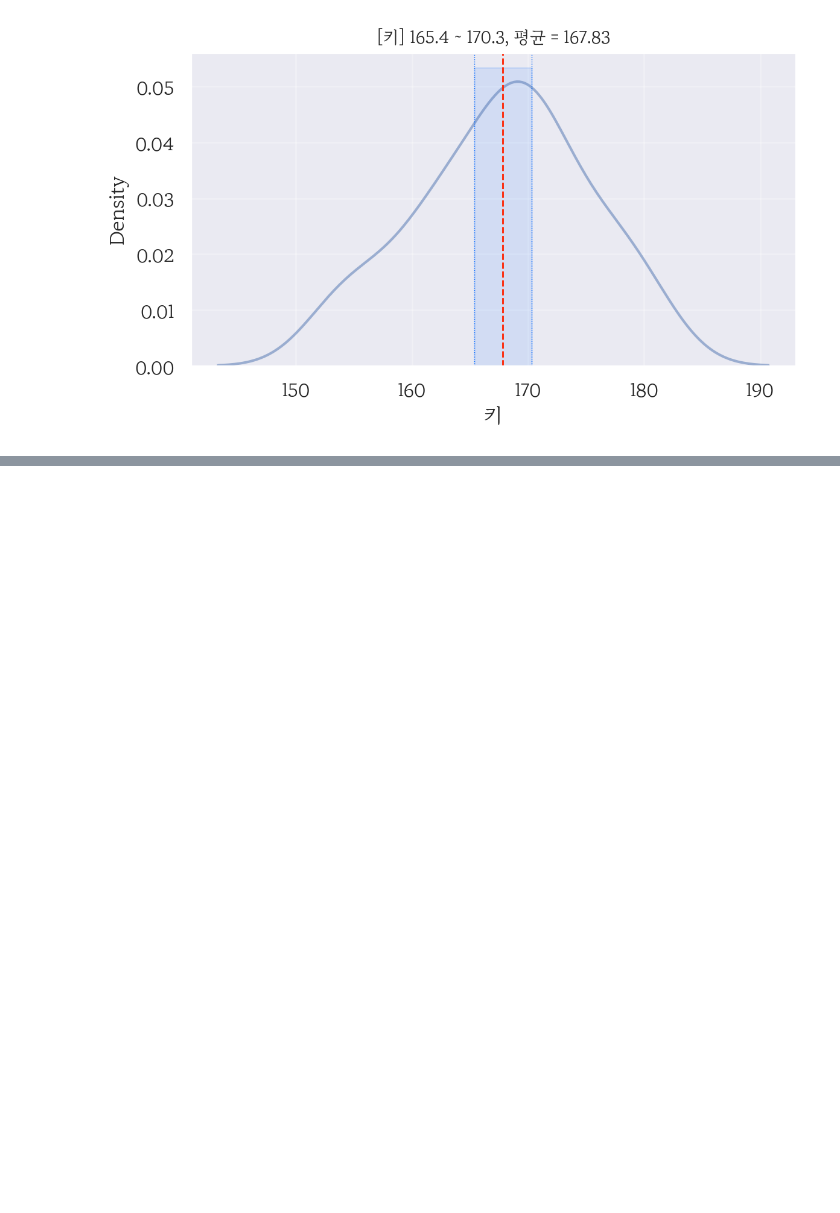
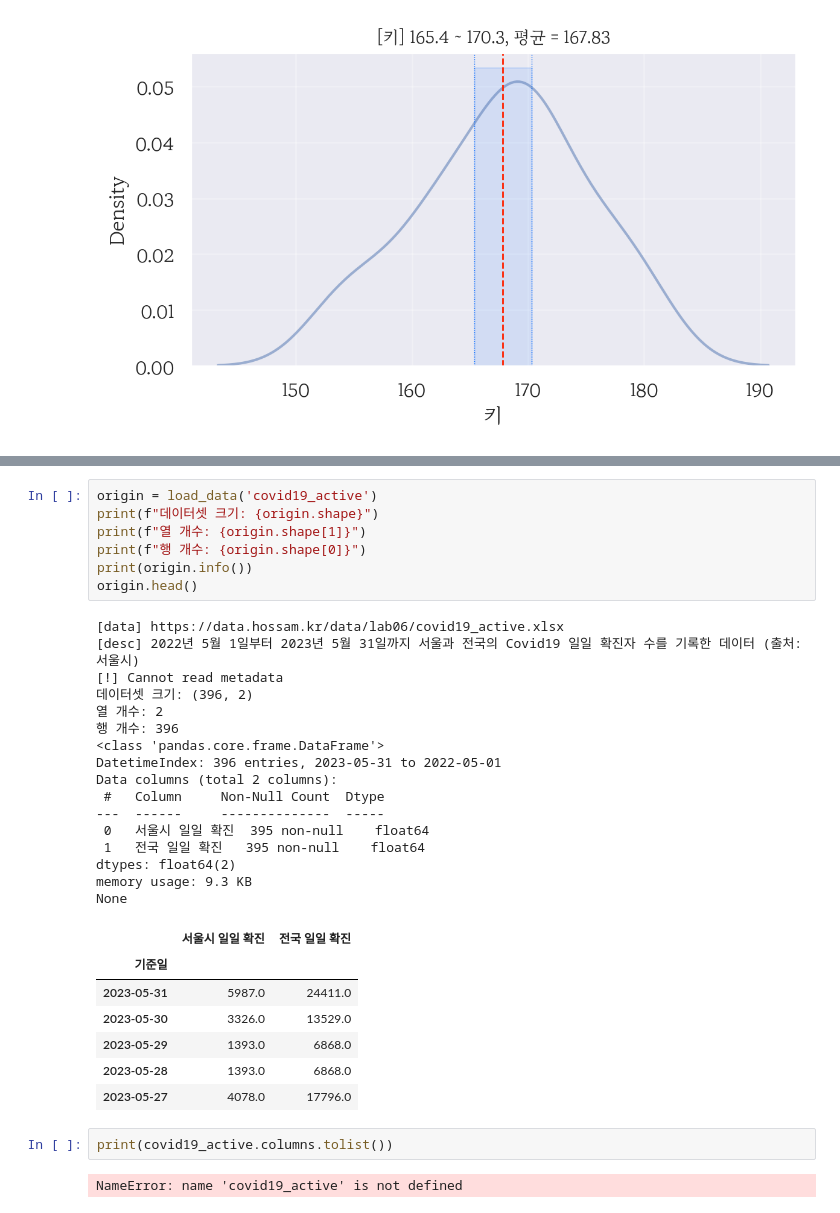
Before and after one commit to JAEYONG0303/For-python-, a Jupyter notebook: 코드 무한 연습용.ipynb, the cells around one changed output, grey strips where cells are left out. Saved outputs shown, nothing was run; the diff lists cells and outputs as text; blank space fills up the shorter version.

```diff
--- a/코드 무한 연습용.ipynb
+++ b/코드 무한 연습용.ipynb
@@ -2468,0 +2585,35 @@ plt.close()
+# %%
+origin = load_data('covid19_active')
+print(f"데이터셋 크기: {origin.shape}")
+print(f"열 개수: {origin.shape[1]}")
+print(f"행 개수: {origin.shape[0]}")
+print(origin.info())
+origin.head()
+# %% [output]
+[data] https://data.hossam.kr/data/lab06/covid19_active.xlsx
+[desc] 2022년 5월 1일부터 2023년 5월 31일까지 서울과 전국의 Covid19 일일 확진자 수를 기록한 데이터 (출처: 서울시)
+[!] Cannot read metadata
+데이터셋 크기: (396, 2)
+열 개수: 2
+행 개수: 396
+<class 'pandas.core.frame.DataFrame'>
+DatetimeIndex: 396 entries, 2023-05-31 to 2022-05-01
+Data columns (total 2 columns):
+ #   Column     Non-Null Count  Dtype
+---  ------     --------------  -----
+ 0   서울시 일일 확진  395 non-null    float64
+ 1   전국 일일 확진   395 non-null    float64
+dtypes: float64(2)
+memory usage: 9.3 KB
+None
+|  | 서울시 일일 확진 | 전국 일일 확진 |
+| 기준일 |  |  |
+| 2023-05-31 | 5987.0 | 24411.0 |
+| 2023-05-30 | 3326.0 | 13529.0 |
+| 2023-05-29 | 1393.0 | 6868.0 |
+| 2023-05-28 | 1393.0 | 6868.0 |
+| 2023-05-27 | 4078.0 | 17796.0 |
+# %%
+print(covid19_active.columns.tolist())
+# %% [output]
+NameError: name 'covid19_active' is not defined
```
Also changed, not shown: parts of 8 cells of this notebook, 3 other files.
